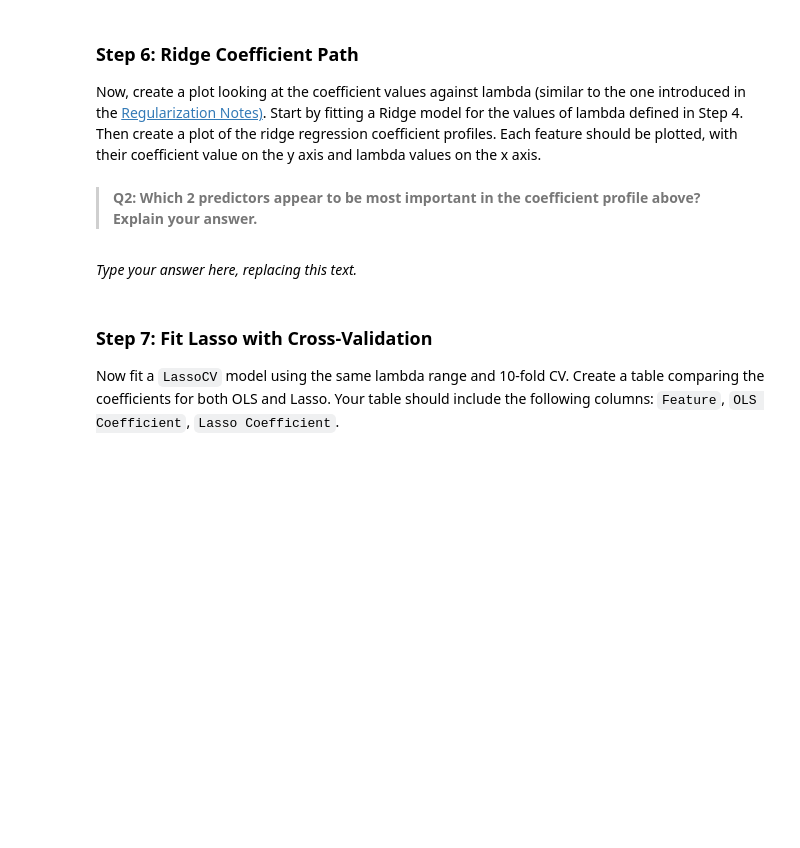
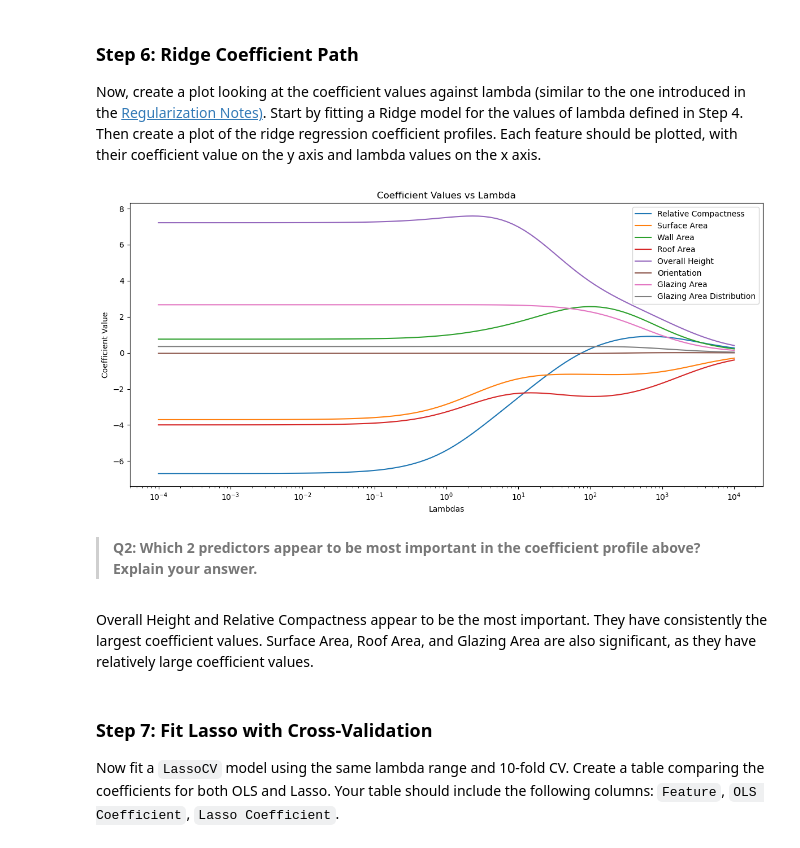
Before and after one commit to ebkhan-peng/assignment-3, a Jupyter notebook: task1/hw3-task1.ipynb, the cells around one changed output. Drawn from its saved outputs; the diff is of its cells as text; code cells hidden in the pictures; blank space fills up the shorter version.

```diff
--- a/task1/hw3-task1.ipynb
+++ b/task1/hw3-task1.ipynb
@@ -195,10 +195,40 @@ q4 results: All test cases passed!
 ### Step 6: Ridge Coefficient Path
 
 Now, create a plot looking at the coefficient values against lambda (similar to the one introduced in the [Regularization Notes)](https://meds-eds-232.github.io/EDS-232-course-website/notes/6_linear_model_selection_and_regularization/6_linear_model_selection_and_regularization-NOTES.html). Start by fitting a Ridge model for the values of lambda defined in Step 4. Then create a plot of the ridge regression coefficient profiles. Each feature should be plotted, with their coefficient value on the y axis and lambda values on the x axis.
+# %%
+coefs = pd.DataFrame({'Feature': feature_names})
+
+for n in lambdas:
+    if n ==0:
+        ols = LinearRegression().fit(X_train_scaled, y_train)
+        coefs[f'{n}'] = ols.coef_
+    else:
+        ridge = Ridge(alpha = n).fit(X_train_scaled, y_train)
+        coefs[f'{n}'] = ridge.coef_
+
+plt.figure(figsize=(12, 6))
+
+feature_col = 'Feature'
+x_values = [float(col) for col in coefs.columns if col != feature_col]
+
+for _, row in coefs.iterrows():
+    label = row[feature_col]
+    y_values = [row[col] for col in coefs.columns if col != feature_col]
+    plt.plot(x_values, y_values, label=label)
+
+plt.xscale('log')  # use log scale since your x values span many orders of magnitude
+plt.xlabel('Lambdas')
+plt.ylabel('Coefficient Value')
+plt.title('Coefficient Values vs Lambda')
+plt.legend()
+plt.tight_layout()
+plt.show()
+# %% [output]
+[figure, added]
 # %% [markdown]
 > **Q2: Which 2 predictors appear to be most important in the coefficient profile above? Explain your answer.**
 # %% [markdown]
-_Type your answer here, replacing this text._
+Overall Height and Relative Compactness appear to be the most important. They have consistently the largest coefficient values. Surface Area, Roof Area, and Glazing Area are also significant, as they have relatively large coefficient values.
 # %% [markdown]
 <!-- END QUESTION -->
 
```
Also changed, not shown: parts of 20 cells of this notebook.
